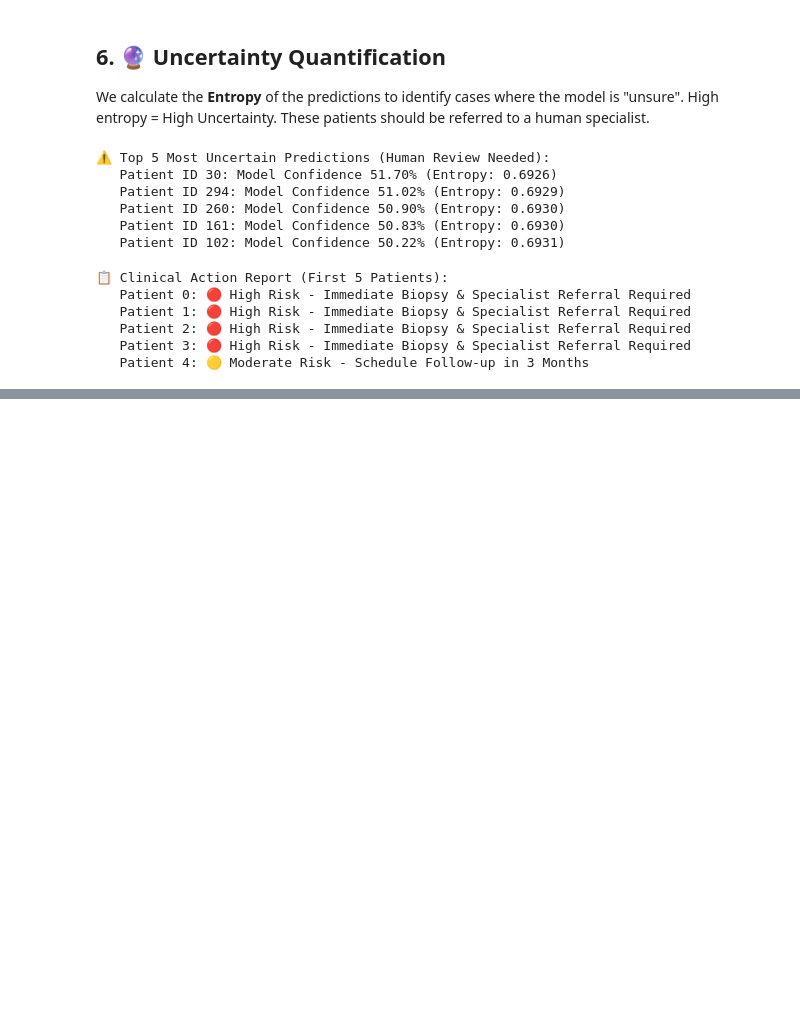
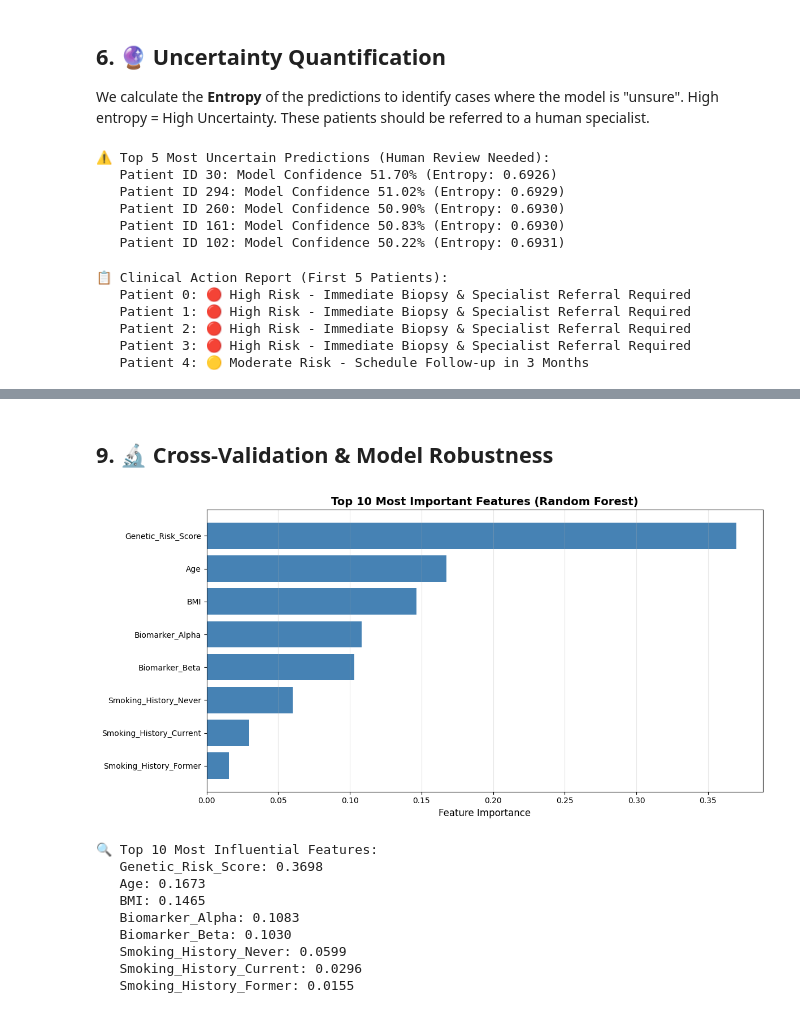
Before and after one commit to Kaustab2003/cancer-prediction, a Jupyter notebook: Advanced_Cancer_Prediction_System.ipynb, the cells around one changed output, grey strips where cells are left out. Drawn from its saved outputs; the diff is of its cells as text; code cells hidden in the pictures; blank space fills up the shorter version.

```diff
--- a/Advanced_Cancer_Prediction_System.ipynb
+++ b/Advanced_Cancer_Prediction_System.ipynb
@@ -312,0 +569,39 @@ for i in range(5):
+# %% [markdown]
+## 9. 🔬 Cross-Validation & Model Robustness
+# %%
+# Extract feature importance from Random Forest
+rf_model = clf.named_steps['classifier'].estimators_[0]
+importances = rf_model.feature_importances_
+
+# Create feature importance DataFrame
+feature_importance_df = pd.DataFrame({
+    'Feature': feature_names,
+    'Importance': importances
+}).sort_values('Importance', ascending=False)
+
+# Visualize top 10 features
+plt.figure(figsize=(12, 6))
+top_10 = feature_importance_df.head(10)
+plt.barh(range(len(top_10)), top_10['Importance'], color='steelblue')
+plt.yticks(range(len(top_10)), top_10['Feature'])
+plt.xlabel('Feature Importance', fontsize=12)
+plt.title('Top 10 Most Important Features (Random Forest)', fontsize=14, fontweight='bold')
+plt.gca().invert_yaxis()
+plt.grid(True, alpha=0.3, axis='x')
+plt.tight_layout()
+plt.show()
+
+print("\n🔍 Top 10 Most Influential Features:")
+for idx, row in top_10.iterrows():
+    print(f"   {row['Feature']}: {row['Importance']:.4f}")
+# %% [output]
+[figure, added]
+🔍 Top 10 Most Influential Features:
+   Genetic_Risk_Score: 0.3698
+   Age: 0.1673
+   BMI: 0.1465
+   Biomarker_Alpha: 0.1083
+   Biomarker_Beta: 0.1030
+   Smoking_History_Never: 0.0599
+   Smoking_History_Current: 0.0296
+   Smoking_History_Former: 0.0155
```
Also changed, not shown: parts of 11 cells of this notebook, 8 other files.
